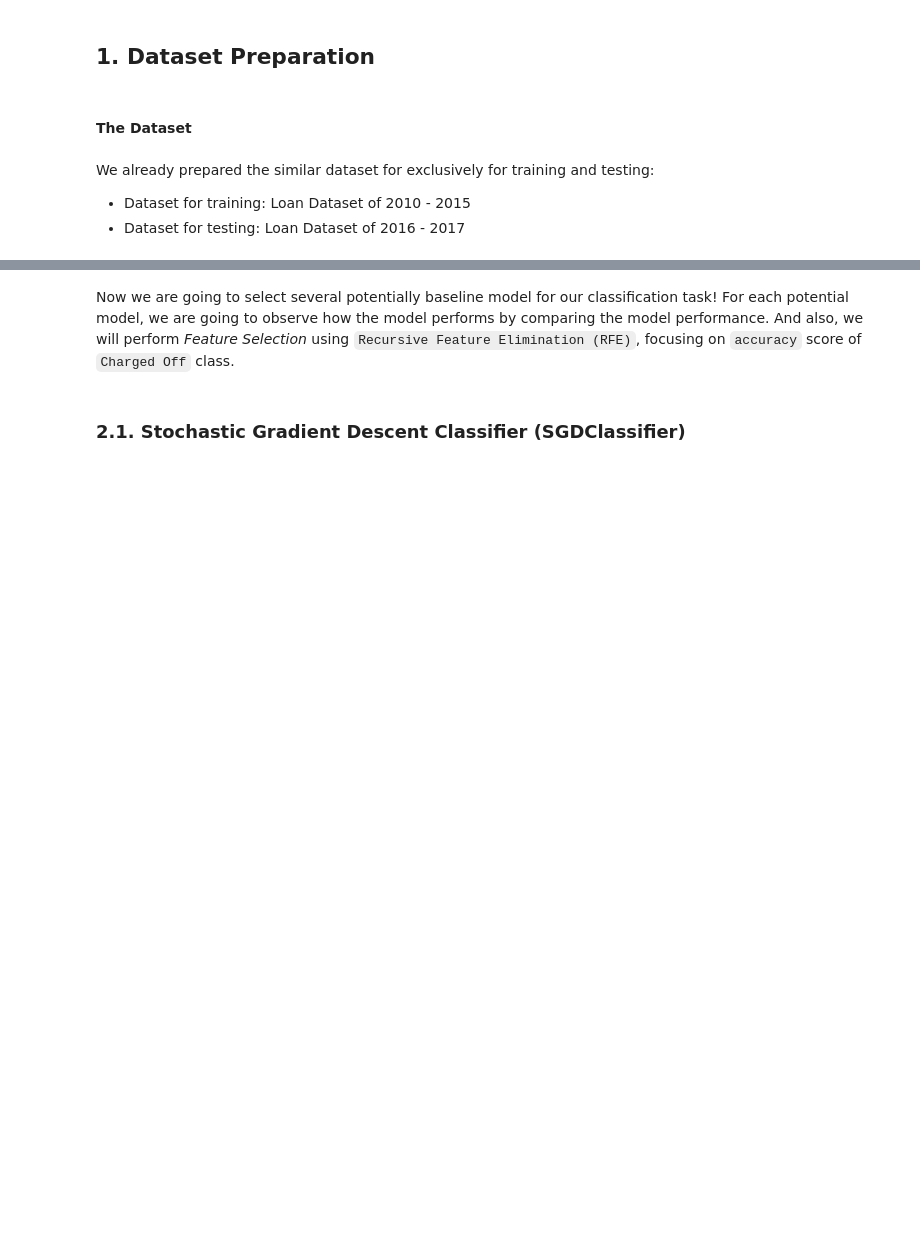
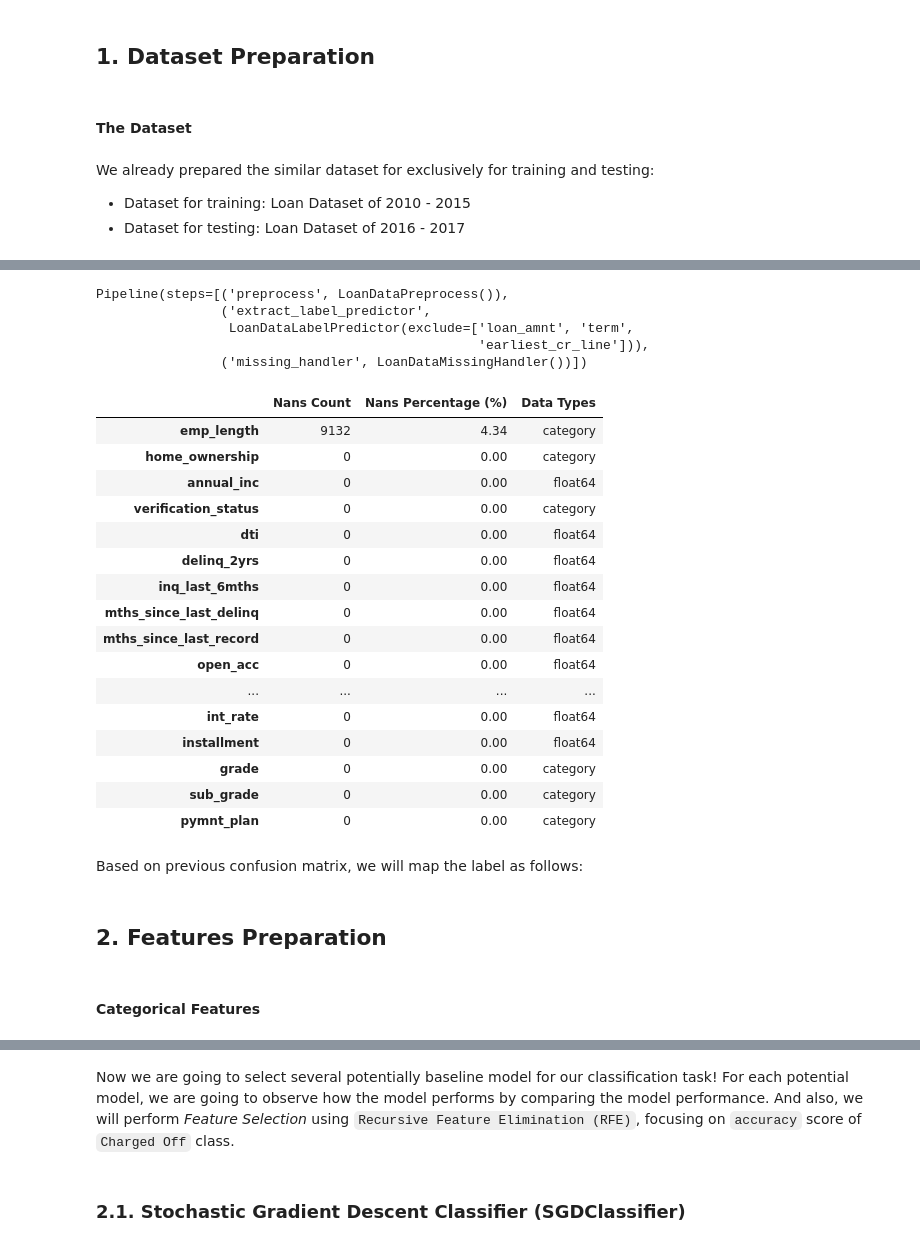
Before and after one commit to nbarizki/creditdefaultml, a Jupyter notebook: 3_Model_development.ipynb, the cells around one changed output, grey strips where cells are left out. Saved outputs shown, nothing was run; the diff lists cells and outputs as text; code cells hidden in the pictures; blank space fills up the shorter version.

```diff
--- a/3_Model_development.ipynb
+++ b/3_Model_development.ipynb
@@ -61,22 +57,0 @@ loan_df = pd.read_csv('dataset\lc_2010-2015.csv', dtype={'desc': 'str', 'verific
-# %%
-import pandas as pd
-import numpy as np
-import os
-import sys
-from joblib import load
-
-
-# general pandas setting
-pd.set_option('display.float', '{:.2f}'.format)
-pd.set_option('display.max_columns', 75)
-pd.set_option('display.max_rows', 75)
-
-# set parent dir.
-parent_dir = os.path.dirname(sys.path[0])
-sys.path.append(parent_dir + '\Modules')
-
-# importing train and test set
-X_train_res = pd.read_csv(parent_dir + '\Output\X_train_res.csv')
-y_train_res = pd.read_csv(parent_dir + '\Output\y_train_res.csv').iloc[:, 0]
-X_test = pd.read_csv(parent_dir + '\Output\X_test.csv')
-y_test = pd.read_csv(parent_dir + '\Output\y_test.csv').iloc[:, 0]
@@ -113,0 +67,42 @@ X_test_transf = preprocessing_transf.transform(X_test)
+# %%
+from sklearn.pipeline import Pipeline
+from modules.data_preprocess import LoanDataPreprocess, LoanDataMissingHandler, LoanDataLabelPredictor
+from sklearn import set_config
+
+dataset_preprocess = Pipeline([
+    ('preprocess', LoanDataPreprocess()),
+    ('extract_label_predictor', LoanDataLabelPredictor(exclude=['loan_amnt', 'term', 'earliest_cr_line'])),
+    ('missing_handler', LoanDataMissingHandler())
+    ])
+
+set_config(display='diagram')
+dataset_preprocess
+# %% [output]
+Pipeline(steps=[('preprocess', LoanDataPreprocess()),
+                ('extract_label_predictor',
+                 LoanDataLabelPredictor(exclude=['loan_amnt', 'term',
+                                                 'earliest_cr_line'])),
+                ('missing_handler', LoanDataMissingHandler())])
+# %%
+from modules.data_exploration import DataExploration
+
+X_train, y_train = dataset_preprocess.fit_transform(train_set)
+DataExploration(X_train).show_nans_or_zeroes('nans')
+# %% [output]
+|  | Nans Count | Nans Percentage (%) | Data Types |
+| emp_length | 9132 | 4.34 | category |
+| home_ownership | 0 | 0.00 | category |
+| annual_inc | 0 | 0.00 | float64 |
+| verification_status | 0 | 0.00 | category |
+| dti | 0 | 0.00 | float64 |
+| delinq_2yrs | 0 | 0.00 | float64 |
+| inq_last_6mths | 0 | 0.00 | float64 |
+| mths_since_last_delinq | 0 | 0.00 | float64 |
+| mths_since_last_record | 0 | 0.00 | float64 |
+| open_acc | 0 | 0.00 | float64 |
+| ... | ... | ... | ... |
+| int_rate | 0 | 0.00 | float64 |
+| installment | 0 | 0.00 | float64 |
+| grade | 0 | 0.00 | category |
+| sub_grade | 0 | 0.00 | category |
+| pymnt_plan | 0 | 0.00 | category |
@@ -113,0 +111,2 @@ X_test_transf = preprocessing_transf.transform(X_test)
+# %% [markdown]
+Based on previous confusion matrix, we will map the label as follows:
@@ -113,0 +121,4 @@ X_test_transf = preprocessing_transf.transform(X_test)
+# %% [markdown]
+## 2. Features Preparation
+# %% [markdown]
+#### **Categorical Features**
```
Also changed, not shown: parts of 31 cells of this notebook, 3 other files.
